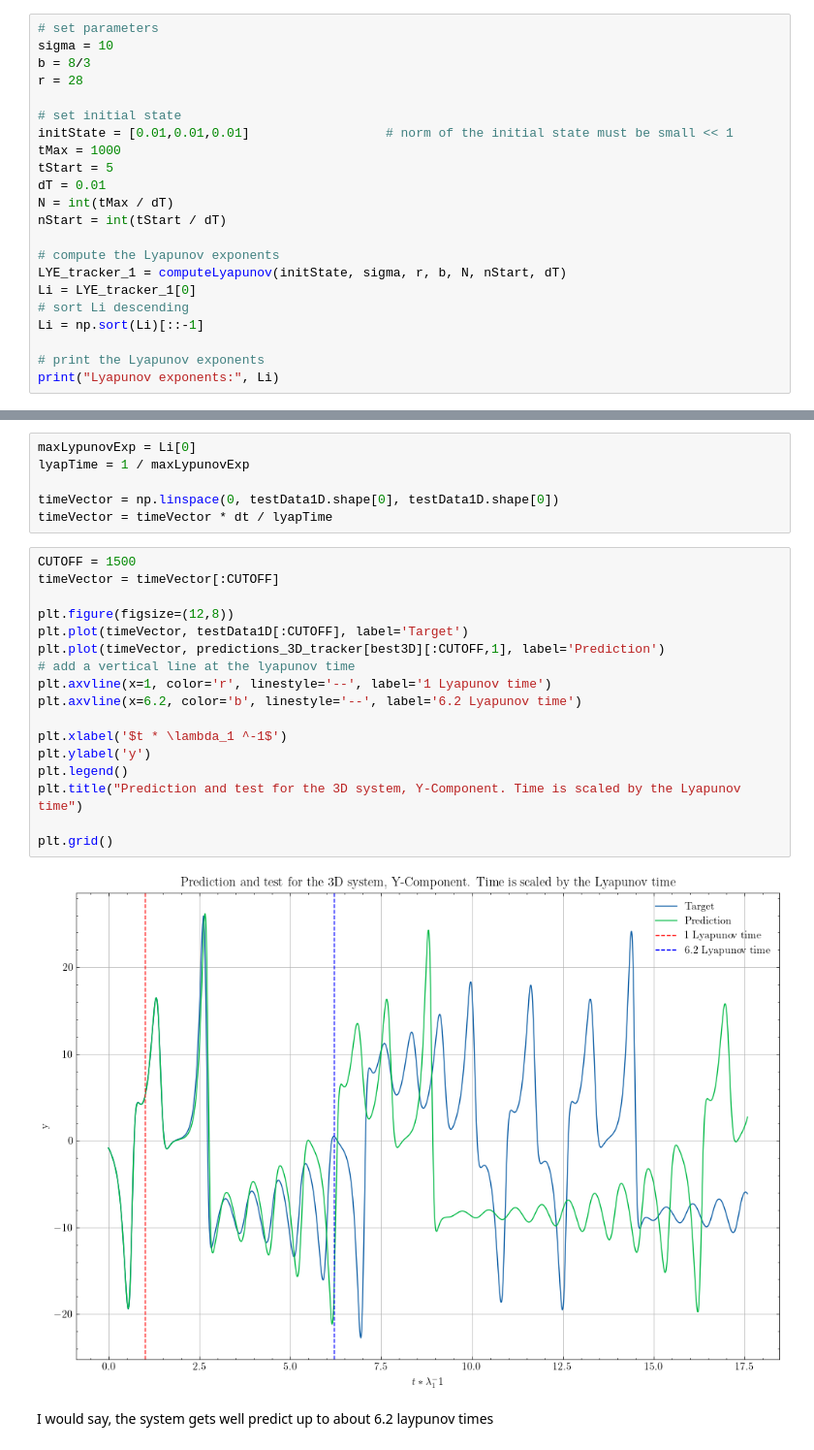
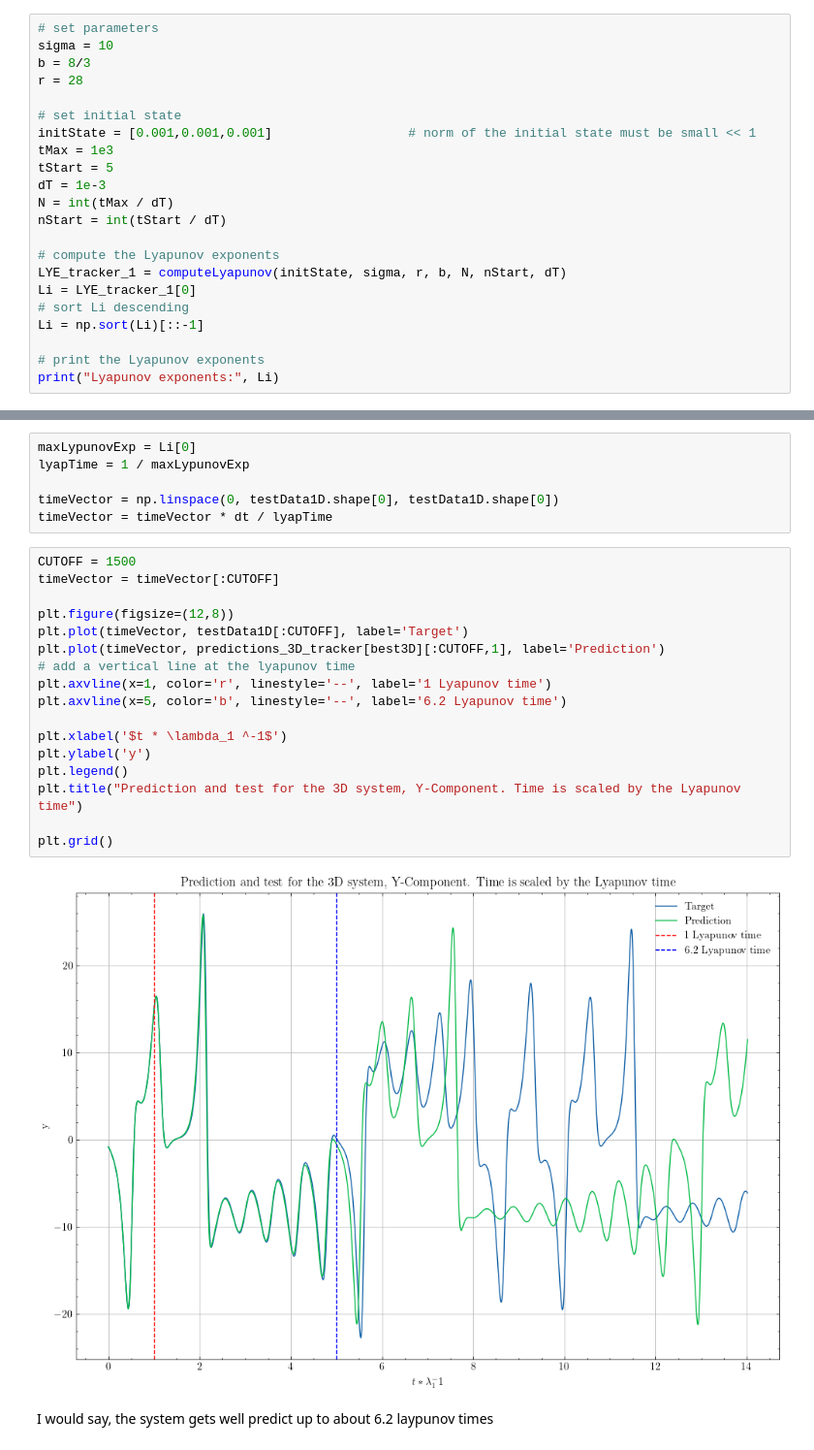
Before and after one commit to FelixWaldschock/TIF360_Advanced_machine_learning_with_neural_networks, a Jupyter notebook: 02_Homeworks/Assignment_D_Reservoir/TIF360_Assignment_D_Reservoir.ipynb, the cells around one changed output, grey strips where cells are left out. Shown at 97% size. Cells and saved outputs as stored; diff of their text form.

```diff
--- a/02_Homeworks/Assignment_D_Reservoir/TIF360_Assignment_D_Reservoir.ipynb
+++ b/02_Homeworks/Assignment_D_Reservoir/TIF360_Assignment_D_Reservoir.ipynb
@@ -662,10 +662,10 @@ b = 8/3
 r = 28
 
 # set initial state
-initState = [0.01,0.01,0.01]                  # norm of the initial state must be small << 1
-tMax = 1000
+initState = [0.001,0.001,0.001]                  # norm of the initial state must be small << 1
+tMax = 1e3
 tStart = 5
-dT = 0.01
+dT = 1e-3
 N = int(tMax / dT)
 nStart = int(tStart / dT)
 
@@ -721,22 +721,22 @@ timeVector = timeVector * dt / lyapTime
 # %%
 CUTOFF = 1500
 timeVector = timeVector[:CUTOFF]
 
 plt.figure(figsize=(12,8))
 plt.plot(timeVector, testData1D[:CUTOFF], label='Target')
 plt.plot(timeVector, predictions_3D_tracker[best3D][:CUTOFF,1], label='Prediction')
 # add a vertical line at the lyapunov time
 plt.axvline(x=1, color='r', linestyle='--', label='1 Lyapunov time')
-plt.axvline(x=6.2, color='b', linestyle='--', label='6.2 Lyapunov time')
+plt.axvline(x=5, color='b', linestyle='--', label='6.2 Lyapunov time')
 
 plt.xlabel('$t * \lambda_1 ^-1$')
 plt.ylabel('y')
 plt.legend()
 plt.title("Prediction and test for the 3D system, Y-Component. Time is scaled by the Lyapunov time")
 
 plt.grid()
 # %% [output]
-[figure, old version]
+[figure, new version]
 # %% [markdown]
 I would say, the system gets well predict up to about 6.2 laypunov times
 # %%
```
Also changed, not shown: parts of 10 cells of this notebook, 3 other files.
